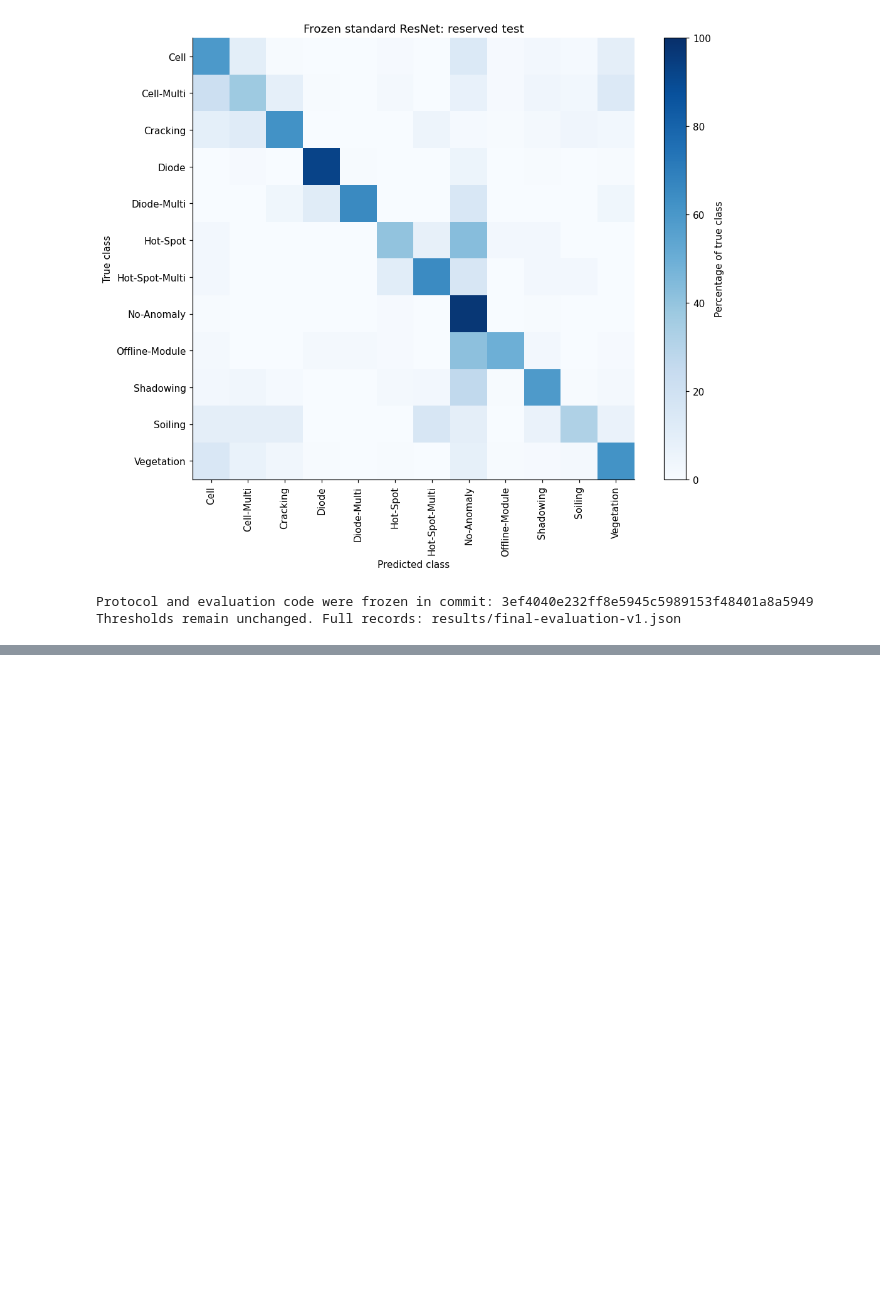
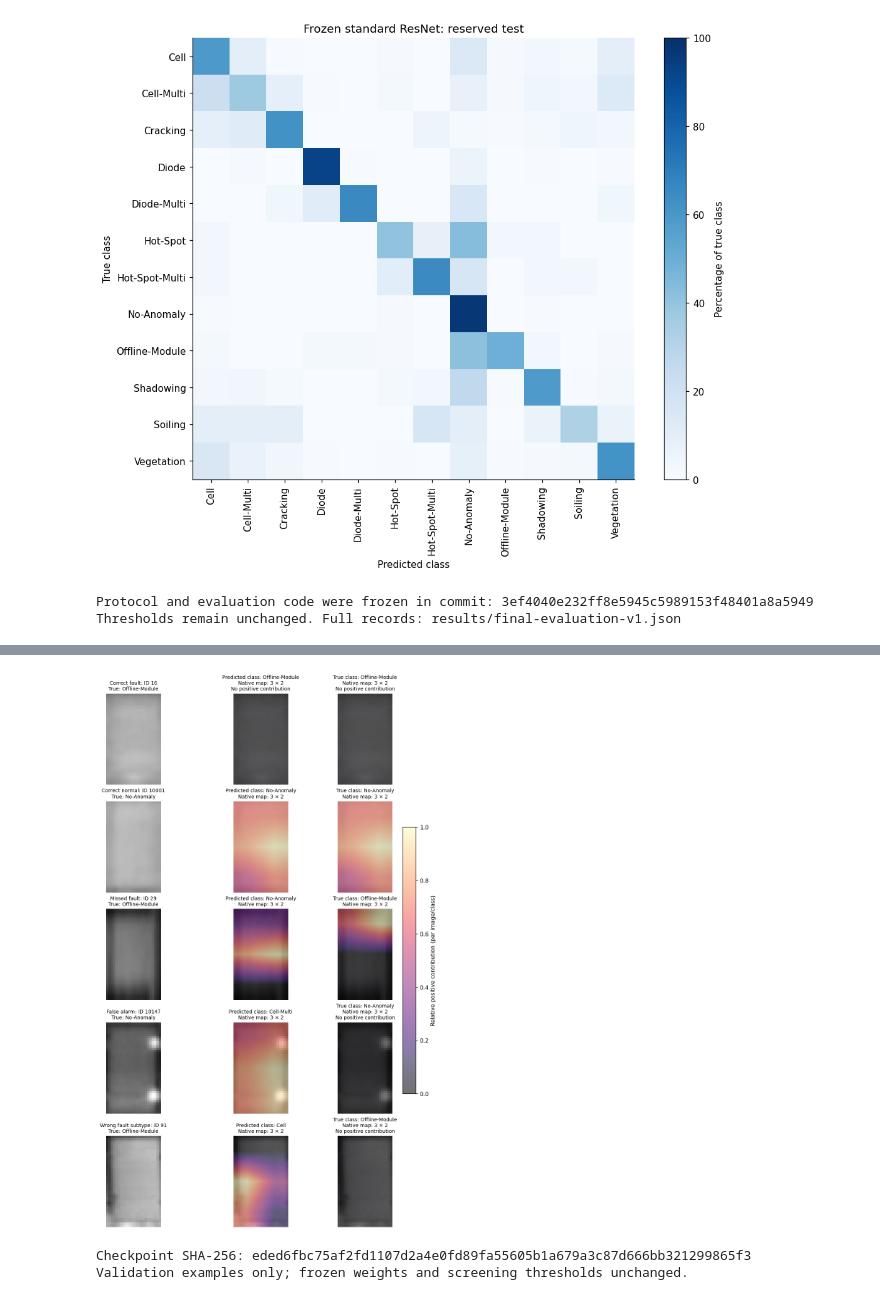
Before and after one commit to tw84794-sys/ENGG2112_PV_Fault_Classification, a Jupyter notebook: notebooks/03_resnet18_experiments.ipynb, the cells around one changed output, grey strips where cells are left out. Cells and saved outputs as stored; diff of their text form; code cells hidden in the pictures; blank space fills up the shorter version.

Commit message:
Explain frozen ResNet validation predictions with Grad-CAM

```diff
--- a/notebooks/03_resnet18_experiments.ipynb
+++ b/notebooks/03_resnet18_experiments.ipynb
@@ -303,0 +314,67 @@ Thresholds remain unchanged. Full records: results/final-evaluation-v1.json
+# %%
+from pv_fault.gradcam import grad_cam
+from pv_fault.data import SolarModuleDataset
+
+protocol = json.loads(protocol_path.read_text())
+resnet_spec = next(spec for spec in protocol["models"] if spec["name"] == "ResNet18")
+run_path = ROOT / "runs" / resnet_spec["run_id"]
+needed = [ROOT / path for path in resnet_spec["files"]]
+if not all(path.is_file() for path in needed) or not (ROOT / "data/raw/images").is_dir():
+    print("Grad-CAM regeneration skipped: prepare local data and retained checkpoints first.")
+else:
+    sys.path.insert(0, str(ROOT / "scripts"))
+    from evaluate_final import load_model
+    torch.set_num_threads(4)
+    cam_model = load_model(resnet_spec)
+    records = json.loads((run_path / "best_validation_predictions.json").read_text())
+    normal = CLASS_TO_INDEX["No-Anomaly"]
+    categories = {
+        "Correct fault": lambda t, p: t == p and t != normal,
+        "Correct normal": lambda t, p: t == p == normal,
+        "Missed fault": lambda t, p: t != normal and p == normal,
+        "False alarm": lambda t, p: t == normal and p != normal,
+        "Wrong fault subtype": lambda t, p: t != p and t != normal and p != normal,
+    }
+    chosen = [(name, next(row for row in sorted(records, key=lambda r: int(r["image_id"]))
+                         if predicate(row["true_index"], row["predicted_index"])))
+              for name, predicate in categories.items()
+              if any(predicate(row["true_index"], row["predicted_index"]) for row in records)]
+    val_data = SolarModuleDataset("val", data_root=ROOT / "data", manifest=manifest_path)
+    val_by_id = {row["image_id"]: i for i, row in enumerate(val_data.rows)}
+    images = []
+    for _, row in chosen:
+        assert row["image_id"] in val_ids
+        index = val_by_id[row["image_id"]]
+        assert all(val_data.rows[index][key] == row[key] for key in ("image_path", "group_id"))
+        image, label = val_data[index]
+        assert label == row["true_index"]
+        images.append(image)
+    images = torch.stack(images)
+    logits, predicted_maps = grad_cam(cam_model, images, cam_model.backbone.layer4,
+                                     [row["predicted_index"] for _, row in chosen])
+    _, true_maps = grad_cam(cam_model, images, cam_model.backbone.layer4,
+                           [row["true_index"] for _, row in chosen])
+    assert tuple(predicted_maps.shape[2:]) == (3, 2)
+    assert logits.argmax(1).tolist() == [row["predicted_index"] for _, row in chosen]
+    # Smaller batches can change CPU floating-point rounding slightly.
+    assert torch.allclose(logits.softmax(1), torch.tensor([row["probabilities"] for _, row in chosen]), atol=1e-5, rtol=1e-4)
+    assert all(parameter.grad is None for parameter in cam_model.parameters())
+    fig, axes = plt.subplots(len(chosen), 3, figsize=(9, 2.8 * len(chosen)), layout="constrained", squeeze=False)
+    for i, (category, row) in enumerate(chosen):
+        for ax in axes[i]:
+            ax.imshow(images[i, 0], cmap="gray", vmin=0, vmax=1)
+            ax.axis("off")
+        axes[i, 0].set_title(f"{category}: ID {row['image_id']}\nTrue: {CLASS_NAMES[row['true_index']]}", fontsize=9)
+        for j, (maps, target) in enumerate(((predicted_maps, row["predicted_index"]), (true_maps, row["true_index"])), 1):
+            overlay = axes[i, j].imshow(maps[i, 0], cmap="magma", vmin=0, vmax=1, alpha=.55,
+                                       extent=(-.5, 23.5, 39.5, -.5), interpolation="bilinear")
+            empty_note = "\nNo positive contribution" if maps[i].count_nonzero() == 0 else ""
+            axes[i, j].set_title(f"{'Predicted' if j == 1 else 'True'} class: {CLASS_NAMES[target]}\nNative map: 3 × 2{empty_note}", fontsize=9)
+    fig.colorbar(overlay, ax=axes[:, 1:].ravel().tolist(), label="Relative positive contribution (per image/class)", shrink=.5)
+    plt.show()
+    print("Checkpoint SHA-256:", resnet_spec["files"][str((run_path / "best_model.pt").relative_to(ROOT))])
+    print("Validation examples only; frozen weights and screening thresholds unchanged.")
+# %% [output]
+[figure, added]
+Checkpoint SHA-256: eded6fbc75af2fd1107d2a4e0fd89fa55605b1a679a3c87d666bb321299865f3
+Validation examples only; frozen weights and screening thresholds unchanged.
```
Also changed, not shown: parts of 3 cells of this notebook, 2 other files.
